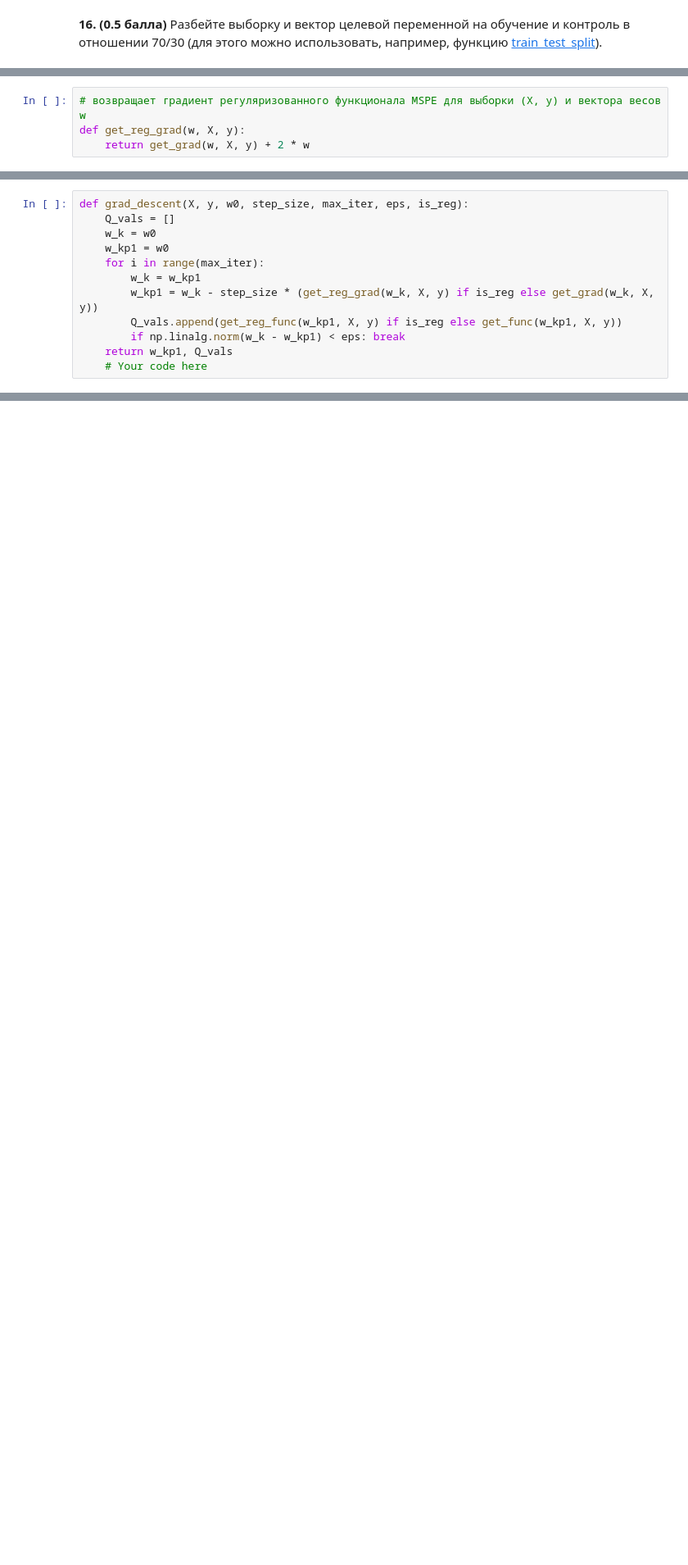
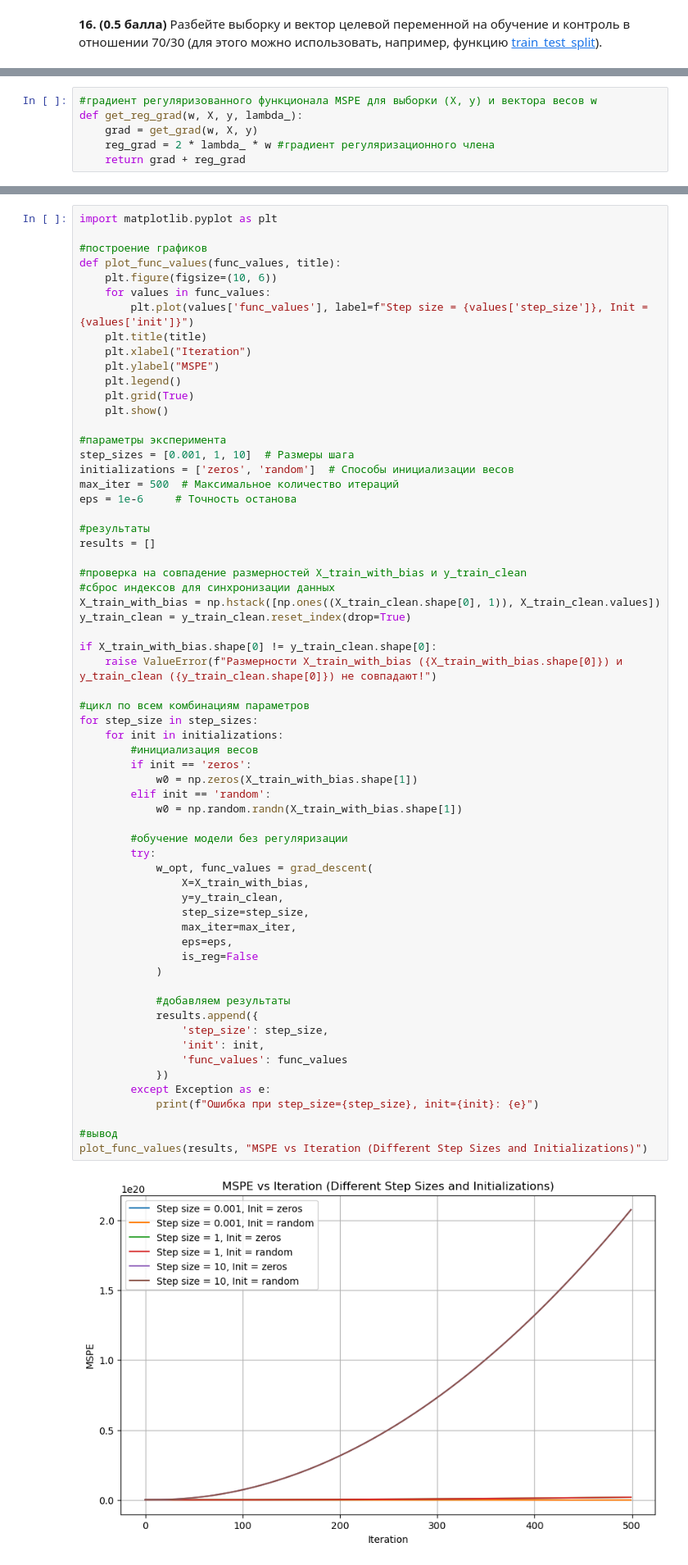
Before and after one commit to raffeekk/ML25, a Jupyter notebook: homework/HW1_GorbunenkoD.ipynb, the cells around one changed output, grey strips where cells are left out. Shown at 82% size. Saved outputs shown, nothing was run; the diff lists cells and outputs as text; blank space fills up the shorter version.

```diff
--- a/homework/HW1_GorbunenkoD.ipynb
+++ b/homework/HW1_GorbunenkoD.ipynb
@@ -560,7 +986,9 @@ def get_reg_func(w, X, y):
 # %%
-# возвращает градиент регуляризованного функционала MSPE для выборки (X, y) и вектора весов w
-def get_reg_grad(w, X, y):
-    return get_grad(w, X, y) + 2 * w
+#градиент регуляризованного функционала MSPE для выборки (X, y) и вектора весов w
+def get_reg_grad(w, X, y, lambda_):
+    grad = get_grad(w, X, y)
+    reg_grad = 2 * lambda_ * w #градиент регуляризационного члена
+    return grad + reg_grad
 # %% [markdown]
 **21. (1 балл)** Реализуйте метод градиентного спуска для описанных функционалов ($MSPE$ и его регуляризованный вариант). Функция должна принимать следующие параметры:
  - X — матрица "объект-признак";
@@ -576,15 +1004,3 @@ def get_reg_grad(w, X, y):
  - евклидова норма разности векторов $w$ на соседних итерациях стала меньше, чем eps.
 
 Функция должна возвращать полученный в результате оптимизации вектор $w$ и список значений функционала на каждой итерации.
-# %%
-def grad_descent(X, y, w0, step_size, max_iter, eps, is_reg):
-    Q_vals = []
-    w_k = w0
-    w_kp1 = w0
-    for i in range(max_iter):
-        w_k = w_kp1
-        w_kp1 = w_k - step_size * (get_reg_grad(w_k, X, y) if is_reg else get_grad(w_k, X, y))
-        Q_vals.append(get_reg_func(w_kp1, X, y) if is_reg else get_func(w_kp1, X, y))
-        if np.linalg.norm(w_k - w_kp1) < eps: break
-    return w_kp1, Q_vals
-    # Your code here
@@ -634,2 +1048,67 @@ matplotlib.pyplot.plot([i for i in range(len(Q_vals_zeros_like_3))], Q_vals_zero
+# %%
+import matplotlib.pyplot as plt
+
+#построение графиков
+def plot_func_values(func_values, title):
+    plt.figure(figsize=(10, 6))
+    for values in func_values:
+        plt.plot(values['func_values'], label=f"Step size = {values['step_size']}, Init = {values['init']}")
+    plt.title(title)
+    plt.xlabel("Iteration")
+    plt.ylabel("MSPE")
+    plt.legend()
+    plt.grid(True)
+    plt.show()
+
+#параметры эксперимента
+step_sizes = [0.001, 1, 10]  # Размеры шага
+initializations = ['zeros', 'random']  # Способы инициализации весов
+max_iter = 500  # Максимальное количество итераций
+eps = 1e-6     # Точность останова
+
+#результаты
+results = []
+
+#проверка на совпадение размерностей X_train_with_bias и y_train_clean
+#сброс индексов для синхронизации данных
+X_train_with_bias = np.hstack([np.ones((X_train_clean.shape[0], 1)), X_train_clean.values])
+y_train_clean = y_train_clean.reset_index(drop=True)
+
+if X_train_with_bias.shape[0] != y_train_clean.shape[0]:
+    raise ValueError(f"Размерности X_train_with_bias ({X_train_with_bias.shape[0]}) и y_train_clean ({y_train_clean.shape[0]}) не совпадают!")
+
+#цикл по всем комбинациям параметров
+for step_size in step_sizes:
+    for init in initializations:
+        #инициализация весов
+        if init == 'zeros':
+            w0 = np.zeros(X_train_with_bias.shape[1])
+        elif init == 'random':
+            w0 = np.random.randn(X_train_with_bias.shape[1])
+
+        #обучение модели без регуляризации
+        try:
+            w_opt, func_values = grad_descent(
+                X=X_train_with_bias,
+                y=y_train_clean,
+                step_size=step_size,
+                max_iter=max_iter,
+                eps=eps,
+                is_reg=False
+            )
+
+            #добавляем результаты
+            results.append({
+                'step_size': step_size,
+                'init': init,
+                'func_values': func_values
+            })
+        except Exception as e:
+            print(f"Ошибка при step_size={step_size}, init={init}: {e}")
+
+#вывод
+plot_func_values(results, "MSPE vs Iteration (Different Step Sizes and Initializations)")
+# %% [output]
+[figure, added]
 # %% [markdown]
 **22. (0.5 балла)** Обучите линейную регрессию с функционалом MSPE и его регуляризованным вариантом на обучающей выборке при помощи метода градиентного спуска и изобразите кривые зависимости значения функционала от номера итерации. Исследуйте зависимость скорости сходимости от наличия регуляризации. Обоснуйте, почему так происходит.
```
Also changed, not shown: parts of 103 cells of this notebook.
